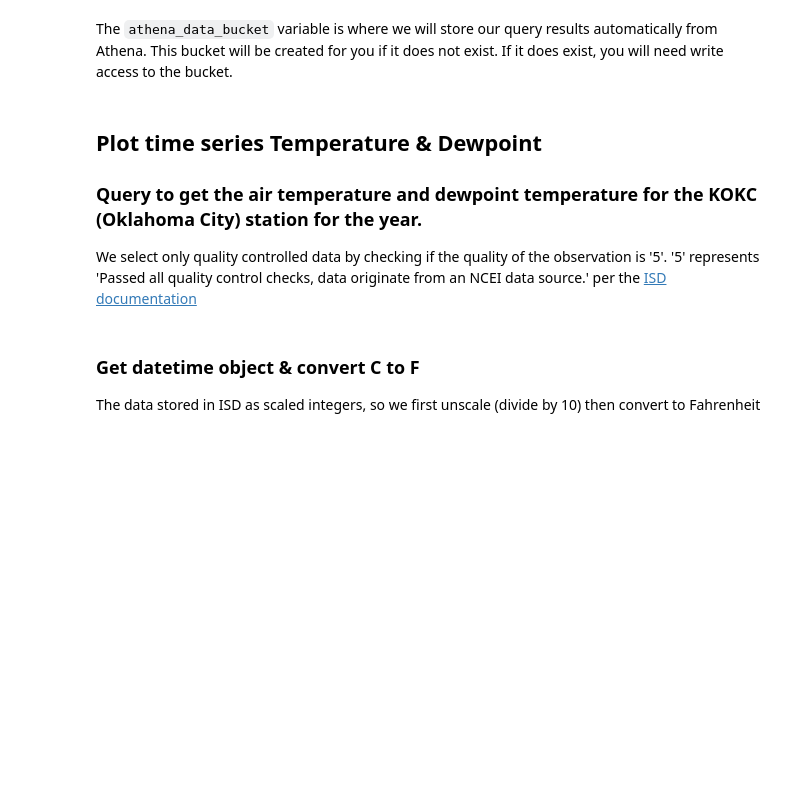
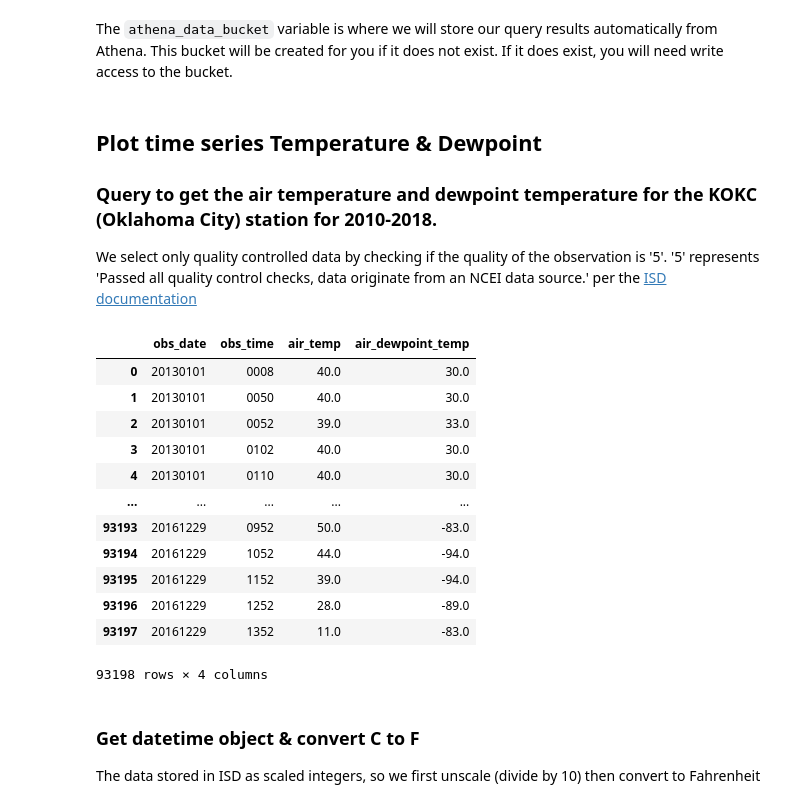
Before and after one commit to awslabs/amazon-asdi, a Jupyter notebook: examples/noaa-isd/notebooks/NOAA-ISD-Python-Athena.ipynb, the cells around one changed output. Drawn from its saved outputs; the diff is of its cells as text; code cells hidden in the pictures; blank space fills up the shorter version.

```diff
--- a/examples/noaa-isd/notebooks/NOAA-ISD-Python-Athena.ipynb
+++ b/examples/noaa-isd/notebooks/NOAA-ISD-Python-Athena.ipynb
@@ -24,12 +24,26 @@ conn = connect(s3_staging_dir="s3://" + athena_data_bucket + '-' + str(uuid.uuid
                region_name=boto3.session.Session().region_name)
 # %% [markdown]
 ## Plot time series Temperature & Dewpoint
-### Query to get the air temperature and dewpoint temperature for the KOKC (Oklahoma City) station for the year.
+### Query to get the air temperature and dewpoint temperature for the KOKC (Oklahoma City) station for 2010-2018.
 
 We select only quality controlled data by checking if the quality of the observation is '5'. '5' represents 'Passed all quality control checks, data originate from an NCEI data source.' per the [ISD documentation](https://www.ncei.noaa.gov/data/global-hourly/doc/isd-format-document.pdf)
 # %%
-df = pd.read_sql("SELECT obs_date, obs_time, air_temp, air_dewpoint_temp FROM noaaisd.isd where station_call = 'KOKC ' and air_temp_quality = '5' and air_dewpoint_temp_quality = '5';", conn)
+df = pd.read_sql("SELECT obs_date, obs_time, air_temp, air_dewpoint_temp FROM noaaisd.isd where station_call = 'KOKC ' and air_temp_quality = '5' and air_dewpoint_temp_quality = '5' and year between 2010 and 2018;", conn)
 df
+# %% [output]
+|  | obs_date | obs_time | air_temp | air_dewpoint_temp |
+| 0 | 20130101 | 0008 | 40.0 | 30.0 |
+| 1 | 20130101 | 0050 | 40.0 | 30.0 |
+| 2 | 20130101 | 0052 | 39.0 | 33.0 |
+| 3 | 20130101 | 0102 | 40.0 | 30.0 |
+| 4 | 20130101 | 0110 | 40.0 | 30.0 |
+| ... | ... | ... | ... | ... |
+| 93193 | 20161229 | 0952 | 50.0 | -83.0 |
+| 93194 | 20161229 | 1052 | 44.0 | -94.0 |
+| 93195 | 20161229 | 1152 | 39.0 | -94.0 |
+| 93196 | 20161229 | 1252 | 28.0 | -89.0 |
+| 93197 | 20161229 | 1352 | 11.0 | -83.0 |
+93198 rows × 4 columns
 # %% [markdown]
 ### Get datetime object & convert C to F
 
```
Also changed, not shown: parts of 5 cells of this notebook, 1 other file.
